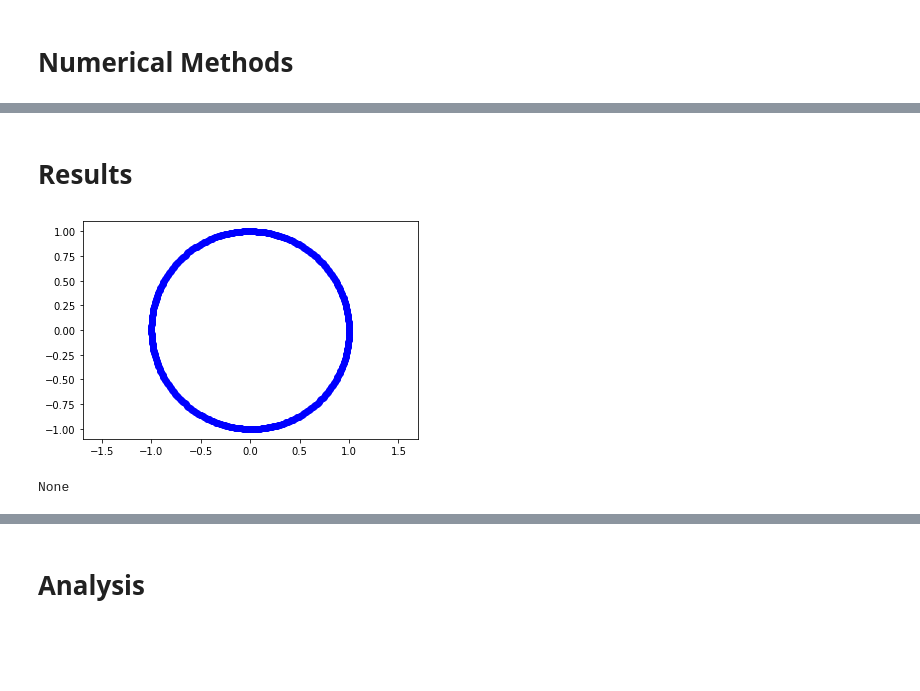
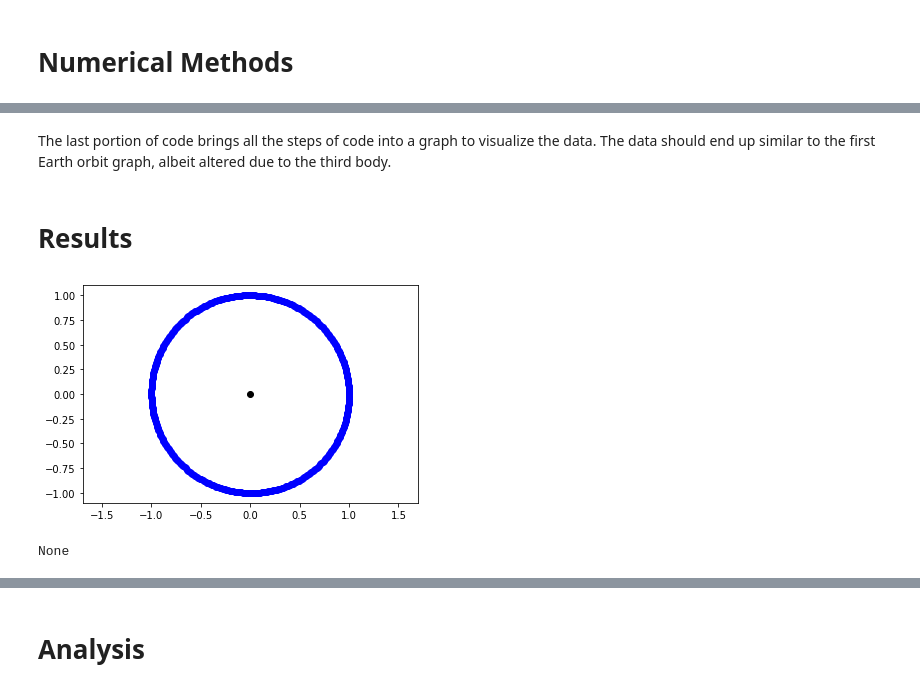
Before and after one commit to simonfields/Final_Project, a Jupyter notebook: Final_Project.ipynb, the cells around one changed output, grey strips where cells are left out. Drawn from its saved outputs; the diff is of its cells as text; code cells hidden in the pictures; blank space fills up the shorter version.

```diff
--- a/Final_Project.ipynb
+++ b/Final_Project.ipynb
@@ -170,3 +371,5 @@ These are simple plots that show the position of a floating body (Earth) as it o
+# %% [markdown]
+The last portion of code brings all the steps of code into a graph to visualize the data. The data should end up similar to the first Earth orbit graph, albeit altered due to the third body.
 # %% [markdown]
 <a id='results'></a>
 # Results
@@ -175,5 +376,6 @@ These are simple plots that show the position of a floating body (Earth) as it o
-# %%
-print(earth_orbit())
-# %% [output]
-[figure, removed]
-None
+# %%
+plt.plot(0,0,'ko',linewidth = 7)
+print(earth_orbit())
+# %% [output]
+[figure, added]
+None
```
Also changed, not shown: parts of 36 cells of this notebook, 6 other files.
